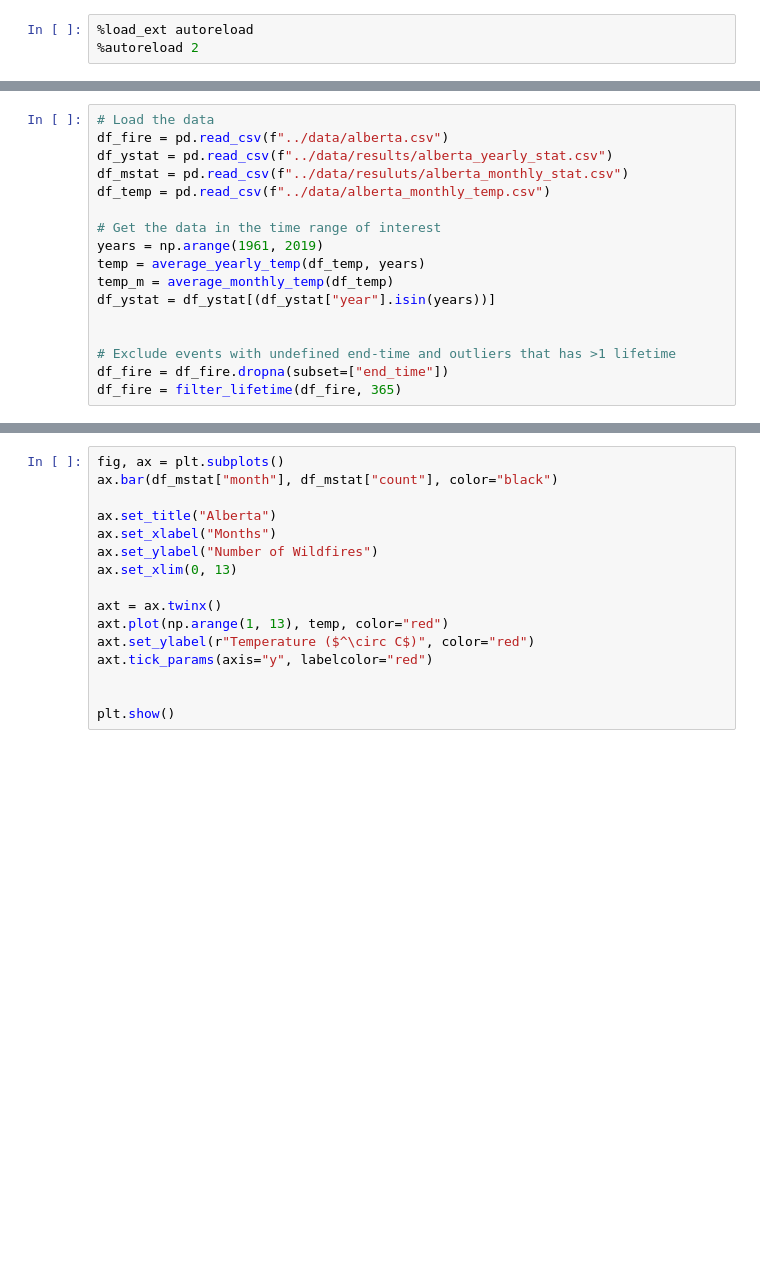
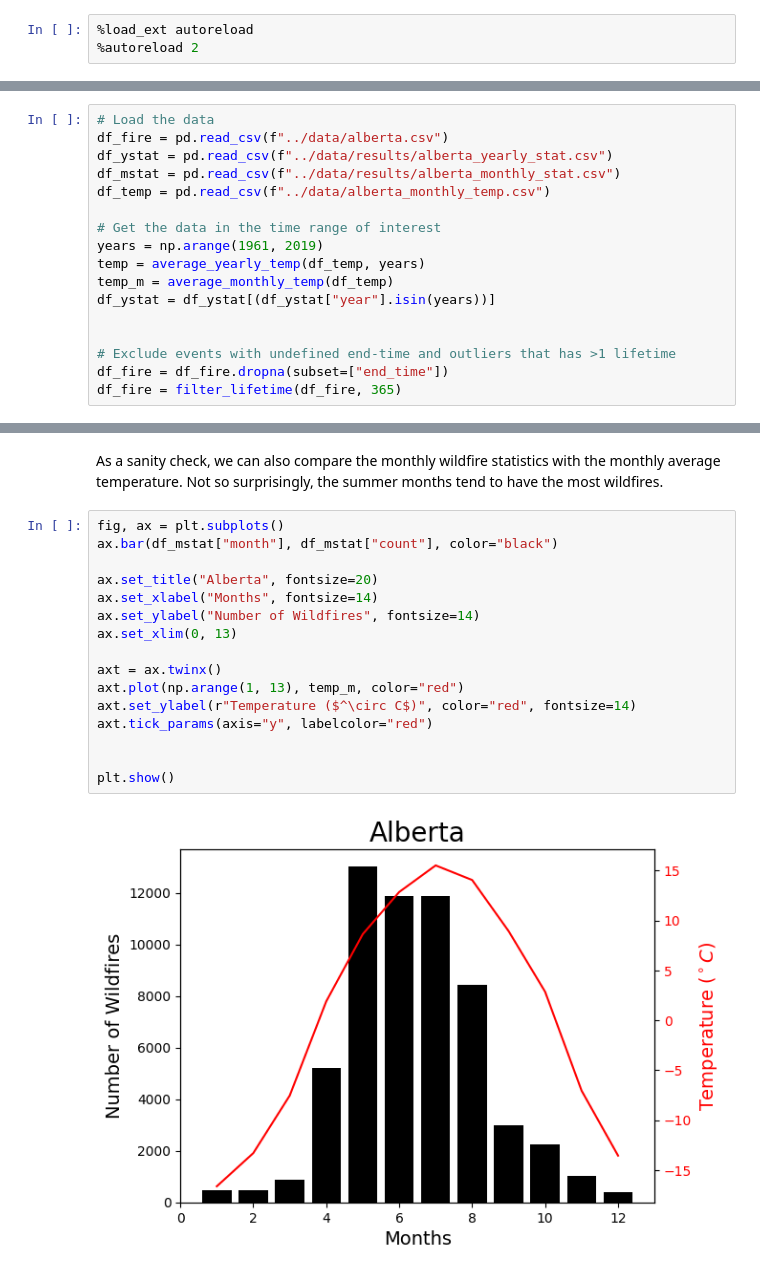
Before and after one commit to kcwongaz/ust-wildfire, a Jupyter notebook: notebooks/1_preliminary_alberta.ipynb, the cells around one changed output, grey strips where cells are left out. Saved outputs shown, nothing was run; the diff lists cells and outputs as text; blank space fills up the shorter version.

```diff
--- a/notebooks/1_preliminary_alberta.ipynb
+++ b/notebooks/1_preliminary_alberta.ipynb
@@ -20,7 +12,7 @@ plt.rc("text.latex", preamble=r"\usepackage{newpxmath}")
 # Load the data
 df_fire = pd.read_csv(f"../data/alberta.csv")
 df_ystat = pd.read_csv(f"../data/results/alberta_yearly_stat.csv")
-df_mstat = pd.read_csv(f"../data/resuluts/alberta_monthly_stat.csv")
+df_mstat = pd.read_csv(f"../data/results/alberta_monthly_stat.csv")
 df_temp = pd.read_csv(f"../data/alberta_monthly_temp.csv")
 
 # Get the data in the time range of interest
@@ -100,16 +98,20 @@ plt.show()
+# %% [markdown]
+As a sanity check, we can also compare the monthly wildfire statistics with the monthly average temperature. Not so surprisingly, the summer months tend to have the most wildfires.
 # %%
 fig, ax = plt.subplots()
 ax.bar(df_mstat["month"], df_mstat["count"], color="black")
 
-ax.set_title("Alberta")
-ax.set_xlabel("Months")
-ax.set_ylabel("Number of Wildfires")
+ax.set_title("Alberta", fontsize=20)
+ax.set_xlabel("Months", fontsize=14)
+ax.set_ylabel("Number of Wildfires", fontsize=14)
 ax.set_xlim(0, 13)
 
 axt = ax.twinx()
-axt.plot(np.arange(1, 13), temp, color="red")
-axt.set_ylabel(r"Temperature ($^\circ C$)", color="red")
+axt.plot(np.arange(1, 13), temp_m, color="red")
+axt.set_ylabel(r"Temperature ($^\circ C$)", color="red", fontsize=14)
 axt.tick_params(axis="y", labelcolor="red")
 
 
 plt.show()
+# %% [output]
+[figure, added]
```
Also changed, not shown: parts of 8 cells of this notebook.
